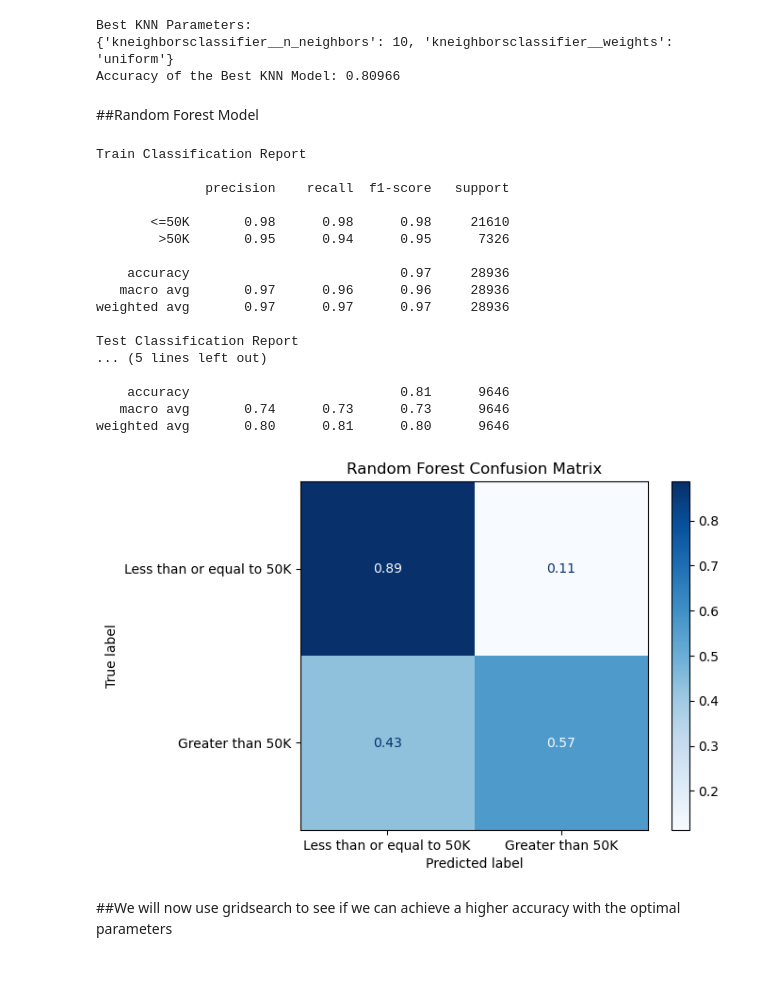
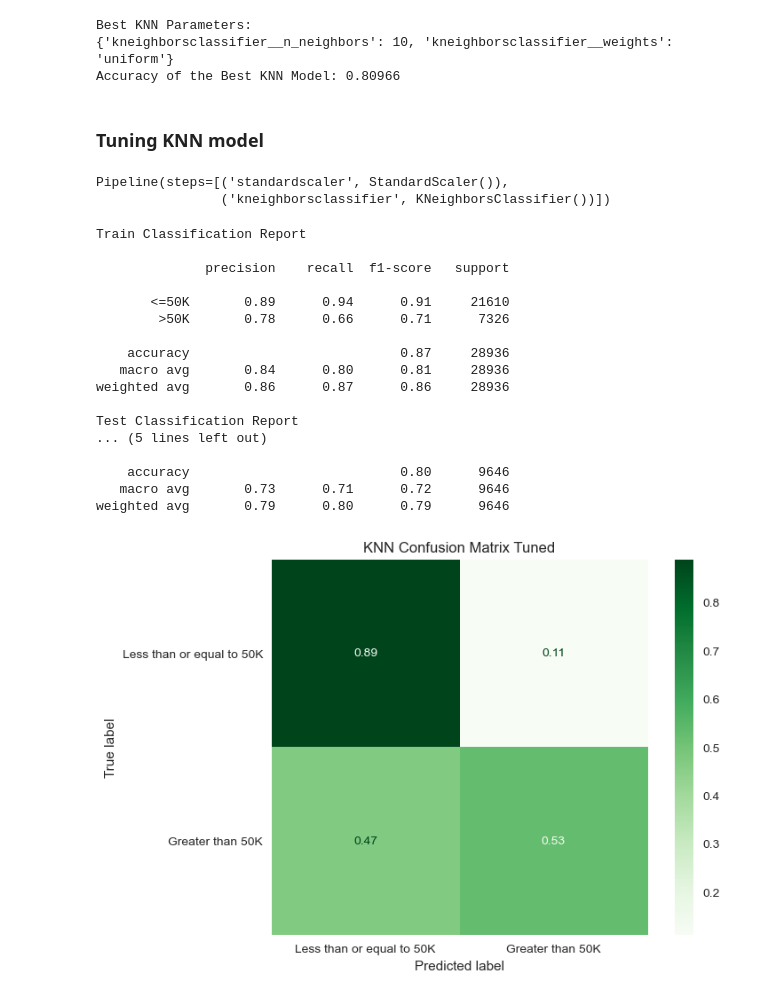
Before and after one commit to farisassallami/Adult-Annual-Income-50k-or-More-classifier, a Jupyter notebook: Adult_Income.ipynb, the cells around one changed output. Saved outputs shown, nothing was run; the diff lists cells and outputs as text; code cells hidden in the pictures; blank space fills up the shorter version.

```diff
--- a/Adult_Income.ipynb
+++ b/Adult_Income.ipynb
@@ -394,0 +547,4 @@ shape of test data is (9646, 72)
+# %%
+# Setting up Parameter Grid
+param_grid = {'randomforestclassifier__max_depth': range(2,20),
+              'randomforestclassifier__n_estimators': range(5,60)}
@@ -394,0 +572,11 @@ shape of test data is (9646, 72)
+# %%
+# Tuned Random Forest Model
+
+# Instance of model using max depth of 15 and n_estimators of 58
+rftuned = RandomForestClassifier(max_depth=15, n_estimators=58)
+
+# Making tuned Pipeline
+rftuned_pipe = make_pipeline(scaler, rftuned)
+
+# Fitting on Train data
+rftuned_pipe.fit(X_train_processed, y_train)
@@ -491,5 +718,3 @@ print(f'Accuracy of the Best KNN Model: {best_pipe.score(X_test_processed, y_tes
 Best KNN Parameters:
 {'kneighborsclassifier__n_neighbors': 10, 'kneighborsclassifier__weights': 'uniform'}
 Accuracy of the Best KNN Model: 0.80966
-# %% [markdown]
-##Random Forest Model
@@ -510,31 +721,51 @@ rf_test_pred = rf_pipe.predict(X_test_processed)
+# %% [markdown]
+### Tuning KNN model
+# %%
+# Tuned KNN model
+
+# Instance of model using best KNN parameters
+knntuned = KNeighborsClassifier(n_neighbors = 10, weights='uniform' )
+
+
+# Making Knn Pipeline
+knntuned_pipe = make_pipeline(scaler, knn)
+
+# Fitting on Train data
+knntuned_pipe.fit(X_train_processed, y_train)
+# %% [output]
+Pipeline(steps=[('standardscaler', StandardScaler()),
+                ('kneighborsclassifier', KNeighborsClassifier())])
+# %%
+# Saving Predictions
+knntuned_trainpred = knntuned_pipe.predict(X_train_processed)
+knntuned_testpred = knntuned_pipe.predict(X_test_processed)
 # %%
 # Confusion Matrix
 
-ConfusionMatrixDisplay.from_predictions(y_test, rf_test_pred, display_labels=labels , cmap='Blues',normalize='true').ax_.set_title('Random Forest Confusion Matrix')
+ConfusionMatrixDisplay.from_predictions(y_test, knntuned_testpred,display_labels=labels, cmap='Greens', normalize='true').ax_.set_title('KNN Confusion Matrix Tuned',sns.set_style("whitegrid", {'axes.grid' : False}))
+
 
 # Classification Report
 print('Train Classification Report', '\n')
-print(classification_report(y_train, rf_train_pred))
+print(classification_report(y_train, knn_train_pred))
 print('Test Classification Report', '\n')
-print(classification_report(y_test, rf_test_pred))
+print(classification_report(y_test, knn_test_pred))
 # %% [output]
 Train Classification Report
 
               precision    recall  f1-score   support
 
-       <=50K       0.98      0.98      0.98     21610
-        >50K       0.95      0.94      0.95      7326
+       <=50K       0.89      0.94      0.91     21610
+        >50K       0.78      0.66      0.71      7326
 
-    accuracy                           0.97     28936
-   macro avg       0.97      0.96      0.96     28936
-weighted avg       0.97      0.97      0.97     28936
+    accuracy                           0.87     28936
+   macro avg       0.84      0.80      0.81     28936
+weighted avg       0.86      0.87      0.86     28936
 
 Test Classification Report
 ... (5 lines left out)
 
-    accuracy                           0.81      9646
-   macro avg       0.74      0.73      0.73      9646
-weighted avg       0.80      0.81      0.80      9646
+    accuracy                           0.80      9646
+   macro avg       0.73      0.71      0.72      9646
+weighted avg       0.79      0.80      0.79      9646
-[figure, old version]
+[figure, new version]
-# %% [markdown]
-##We will now use gridsearch to see if we can achieve a higher accuracy with the optimal parameters
```
Also changed, not shown: parts of 54 cells of this notebook.
